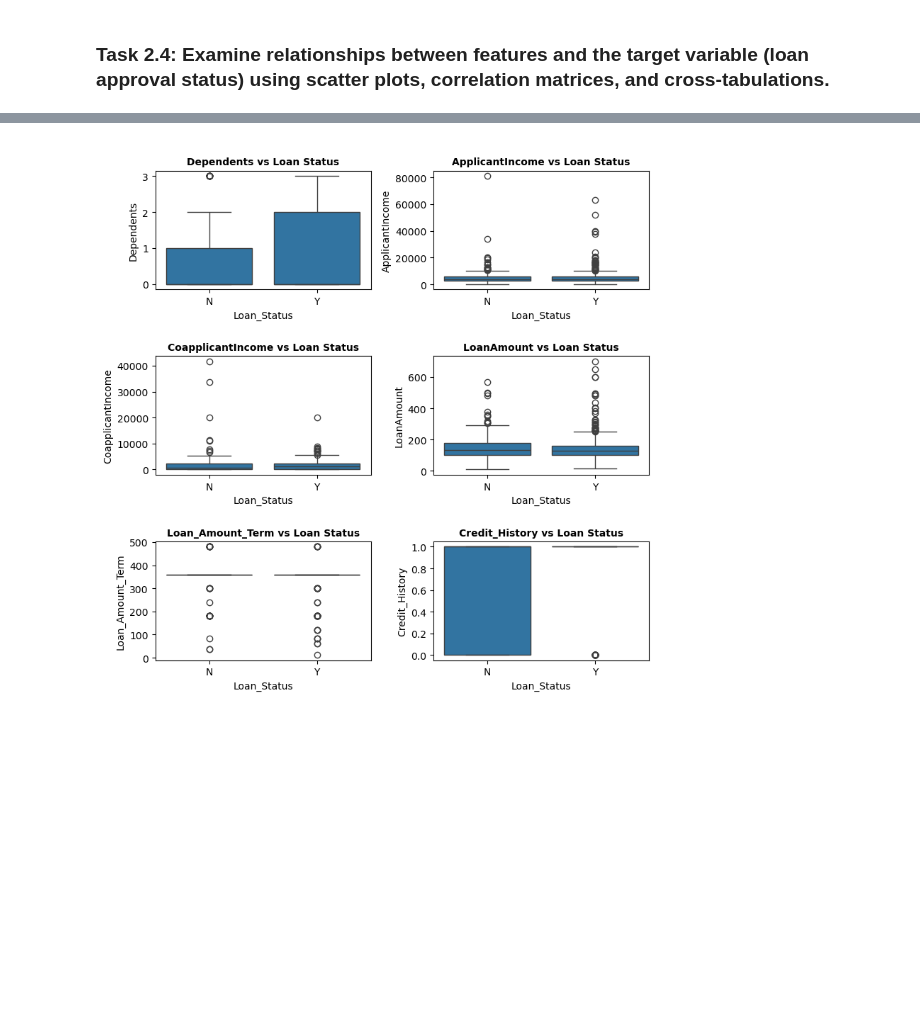
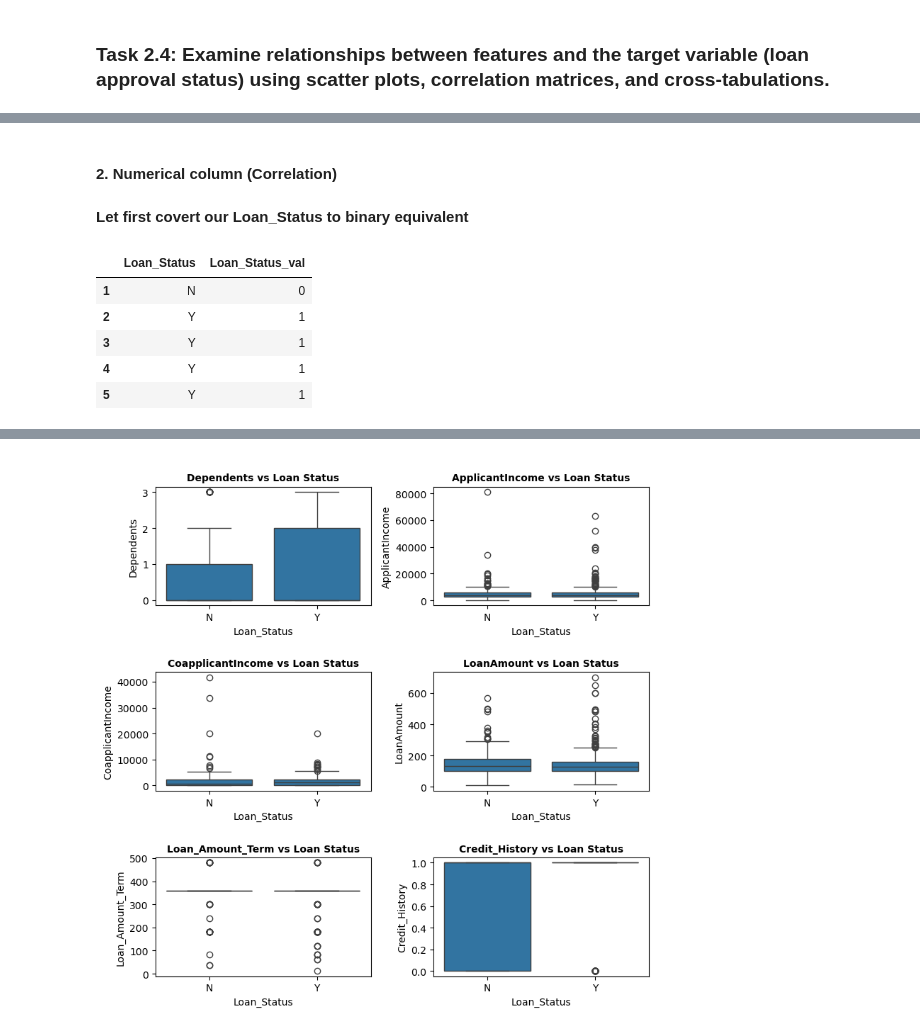
Before and after one commit to Olasquare043/EDA-on-Home-Loan-dataset, a Jupyter notebook: task_25.ipynb, the cells around one changed output, grey strips where cells are left out. Cells and saved outputs as stored; diff of their text form; code cells hidden in the pictures; blank space fills up the shorter version.

```diff
--- a/task_25.ipynb
+++ b/task_25.ipynb
@@ -541,0 +572,14 @@ will check all against our terget variable **(Loan_Status)**
+# %% [markdown]
+#### 2. Numerical column (Correlation)
+# %% [markdown]
+**Let first covert our Loan_Status to binary equivalent**
+# %%
+train_data["Loan_Status_val"]= train_data["Loan_Status"].apply(lambda x: 1 if x=="Y" else 0)
+train_data[["Loan_Status", "Loan_Status_val"]].head()
+# %% [output]
+|  | Loan_Status | Loan_Status_val |
+| 1 | N | 0 |
+| 2 | Y | 1 |
+| 3 | Y | 1 |
+| 4 | Y | 1 |
+| 5 | Y | 1 |
```
Also changed, not shown: parts of 9 cells of this notebook.
